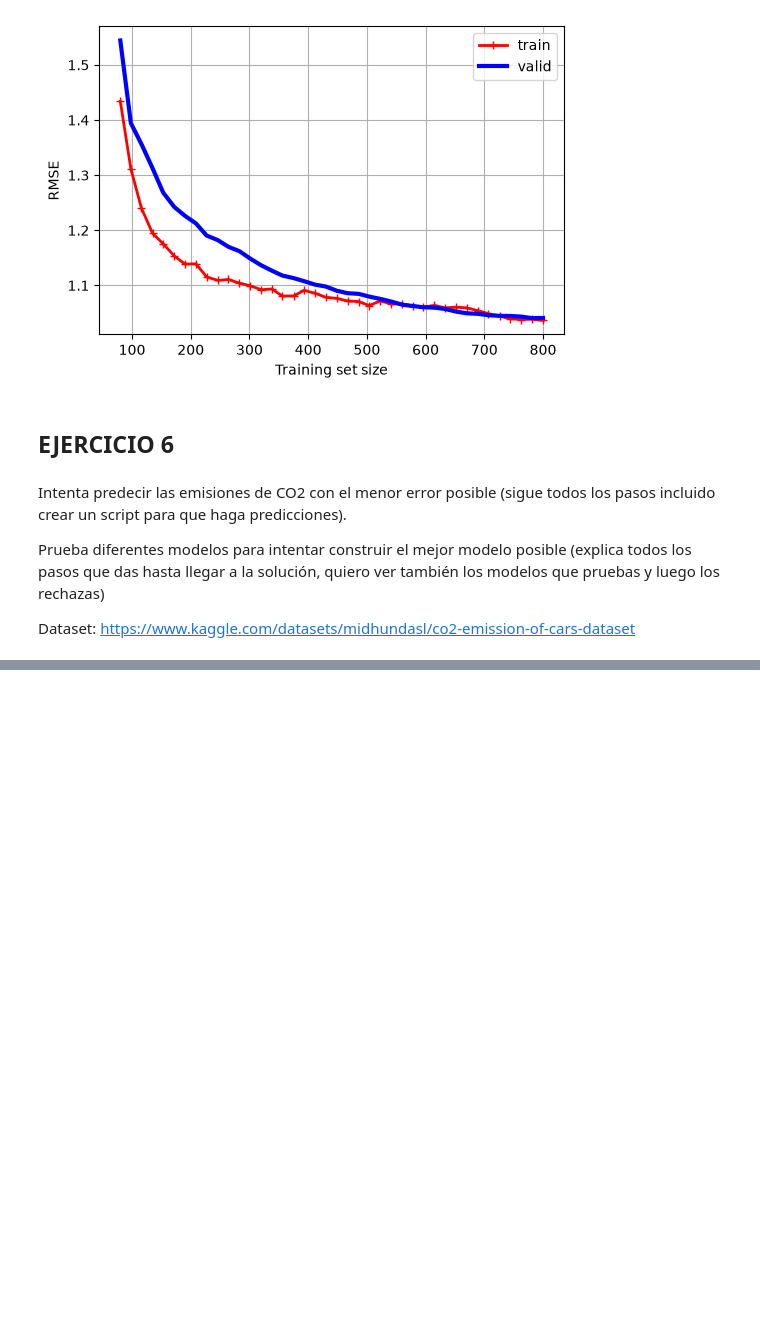
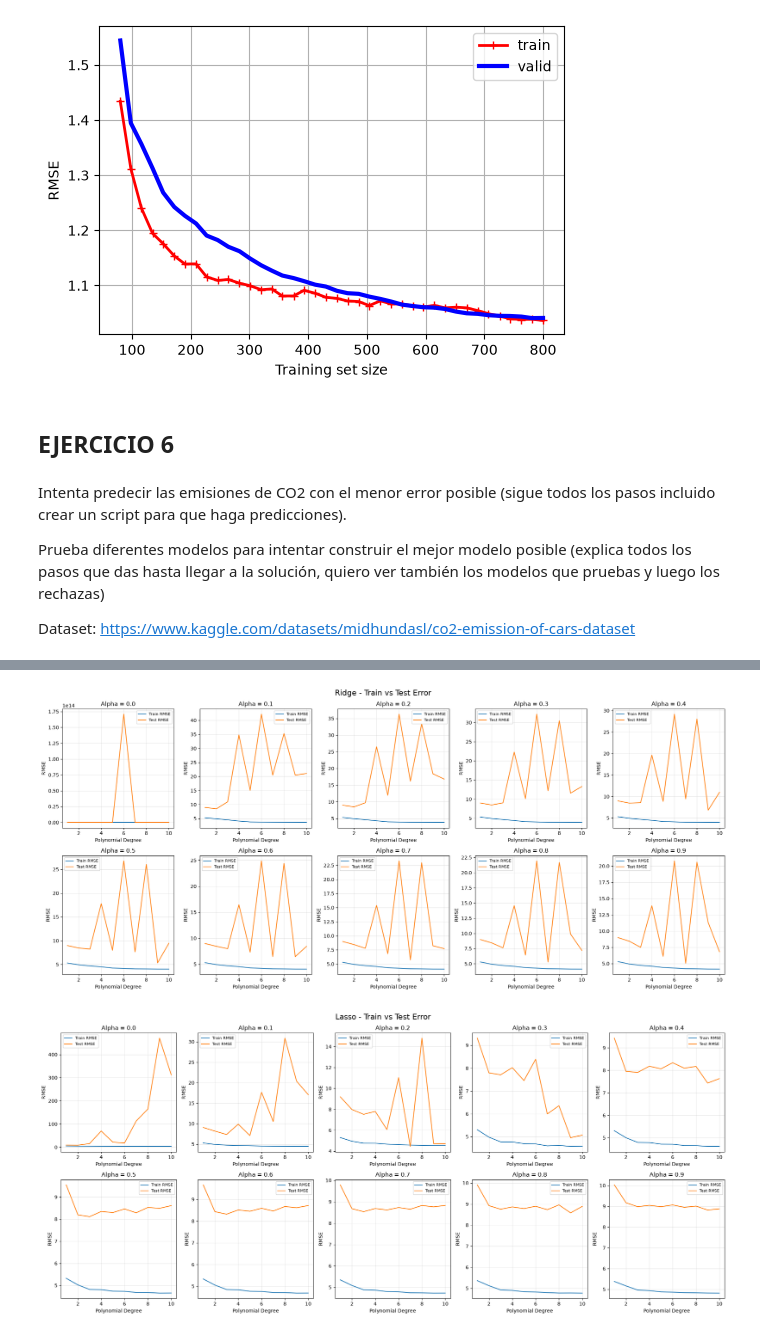
Before and after one commit to Raumeco/IABD-SAPA-Aprendizaje_supervisado, a Jupyter notebook: ejercicios/2_11Ejercicios.ipynb, the cells around one changed output, grey strips where cells are left out. Drawn from its saved outputs; the diff is of its cells as text; code cells hidden in the pictures; blank space fills up the shorter version.

```diff
--- a/ejercicios/2_11Ejercicios.ipynb
+++ b/ejercicios/2_11Ejercicios.ipynb
@@ -595,0 +651,71 @@ None
+# %%
+# Viendo el error de las polinómicas, parece que no merecen la pena, al menos sin regularización, por eso voy a comprobar como se comportan regularizando antes de descartarlos
+
+alphas = np.round(np.arange(0, 1, 0.1), 1)
+
+train_errors = {}
+test_errors = {}
+
+for degree in degrees:
+    train_errors[f"degree_{degree}"] = {}
+    test_errors[f"degree_{degree}"] = {}
+    for alpha in alphas:
+        train_errors[f"degree_{degree}"][f"alpha_{alpha}"] = {}
+        test_errors[f"degree_{degree}"][f"alpha_{alpha}"] = {}
+        for regularizador_str in ["Ridge", "Lasso"]:
+            regularizador = Ridge(alpha) if regularizador_str == "Ridge" else Lasso(alpha)
+
+            modelo_regularizado = make_pipeline(
+                preprocessing,
+                PolynomialFeatures(degree=degree, include_bias=False),
+                StandardScaler(),
+                regularizador
+            )
+            modelo_regularizado.fit(X_co2_train, y_co2_train)
+
+            y_co2_train_pred = modelo_regularizado.predict(X_co2_train)
+            y_co2_test_pred = modelo_regularizado.predict(X_co2_test)
+
+            train_co2_error=root_mean_squared_error(y_co2_train, y_co2_train_pred)
+            test_co2_error=root_mean_squared_error(y_co2_test, y_co2_test_pred)
+
+            train_errors[f"degree_{degree}"][f"alpha_{alpha}"][regularizador_str] = train_co2_error
+            test_errors[f"degree_{degree}"][f"alpha_{alpha}"][regularizador_str] = test_co2_error
+
+for regularizador in ["Ridge", "Lasso"]:
+
+    fig, axes = plt.subplots(2, 5, figsize=(20, 9))
+
+    axes = axes.flatten()
+
+    for i, alpha in enumerate(alphas):
+
+        ax = axes[i]
+
+        train_values = [
+            train_errors[f"degree_{degree}"][f"alpha_{alpha}"][regularizador]
+            for degree in degrees
+        ]
+
+        test_values = [
+            test_errors[f"degree_{degree}"][f"alpha_{alpha}"][regularizador]
+            for degree in degrees
+        ]
+
+        ax.plot(degrees, train_values, label="Train RMSE")
+        ax.plot(degrees, test_values, label="Test RMSE")
+
+        ax.set_title(f"Alpha = {alpha}")
+        ax.set_xlabel("Polynomial Degree")
+        ax.set_ylabel("RMSE")
+        ax.legend(fontsize=8)
+        ax.grid(alpha=0.3)
+
+    fig.suptitle(
+        f"{regularizador} - Train vs Test Error",
+        fontsize=16
+    )
+
+    plt.tight_layout()
+    plt.show()
+# %% [output]
@@ -595,0 +736,2 @@ None
+[figure, added]
+[figure, added]
```
Also changed, not shown: parts of 8 cells of this notebook.
